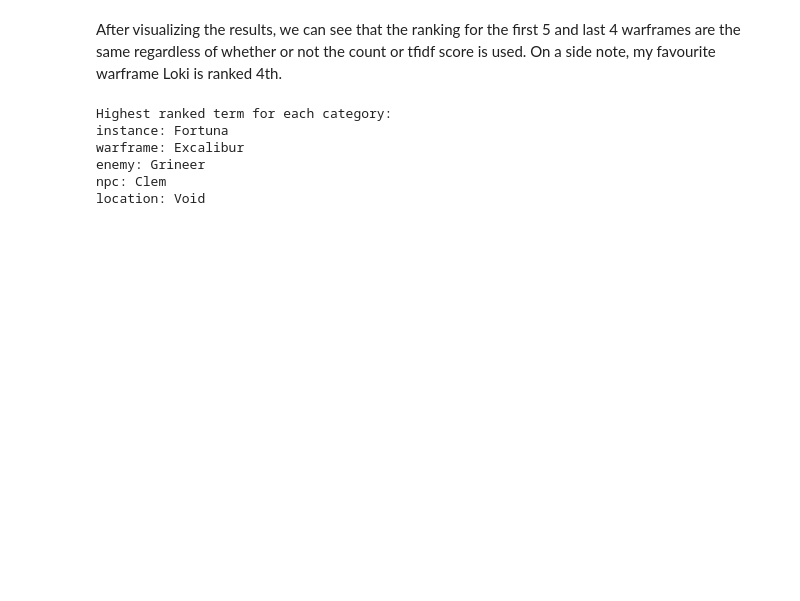
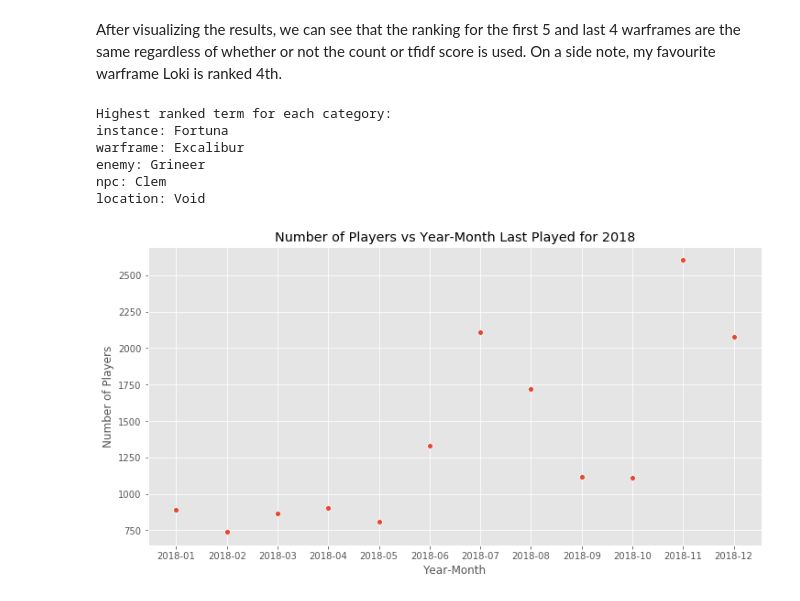
Before and after one commit to ys-lin14/warframe-exploration, a Jupyter notebook: data_exploration.ipynb, the cells around one changed output. Drawn from its saved outputs; the diff is of its cells as text; code cells hidden in the pictures; blank space fills up the shorter version.

```diff
--- a/data_exploration.ipynb
+++ b/data_exploration.ipynb
@@ -419,13 +436,36 @@ enemy: Grineer
 npc: Clem
 location: Void
 # %%
-user_data['date_last_played'] = user_data['datetime_last_played'].astype(str)
-user_data['date_last_played'] = (
-    user_data['date_last_played'].apply(lambda dt: dt[0:7])
+user_data['year_month_last_played'] = (
+    user_data['datetime_last_played'].astype(str).apply(lambda dt: dt[0:7])
 )
-user_data['date_last_played'] = (
-    pd.to_datetime(
-        user_data['date_last_played'],
-        format='%Y-%m'
-    ).dt.strftime('%Y-%m')
+user_data['year_last_played'] = (
+    user_data['datetime_last_played'].astype(str).apply(lambda dt: dt[0:4])
 )
+# %%
+years_last_played = get_date_last_played_counts(user_data, 'year_last_played')
+year_months_last_played = (
+    get_date_last_played_counts(user_data, 'year_month_last_played')
+)
+# %%
+year = 2018 # change to view data for years ranging from [2013, 2019]
+lower_bound = "{0}-01".format(year)
+upper_bound = "{0}-12".format(year)
+
+year_months_last_played_subset = year_months_last_played[
+    (year_months_last_played.index >= lower_bound) &
+    (year_months_last_played.index <= upper_bound)
+]
+
+plt.figure(figsize=(12, 6))
+year_month_last_played_scatter = sns.scatterplot(
+    data=year_months_last_played_subset,
+)
+year_month_last_played_scatter.set(
+    title="Number of Players vs Year-Month Last Played for {0}".format(year),
+    xlabel="Year-Month",
+    ylabel="Number of Players"
+)
+plt.show()
+# %% [output]
+[figure, added]
```
Also changed, not shown: parts of 6 cells of this notebook.
